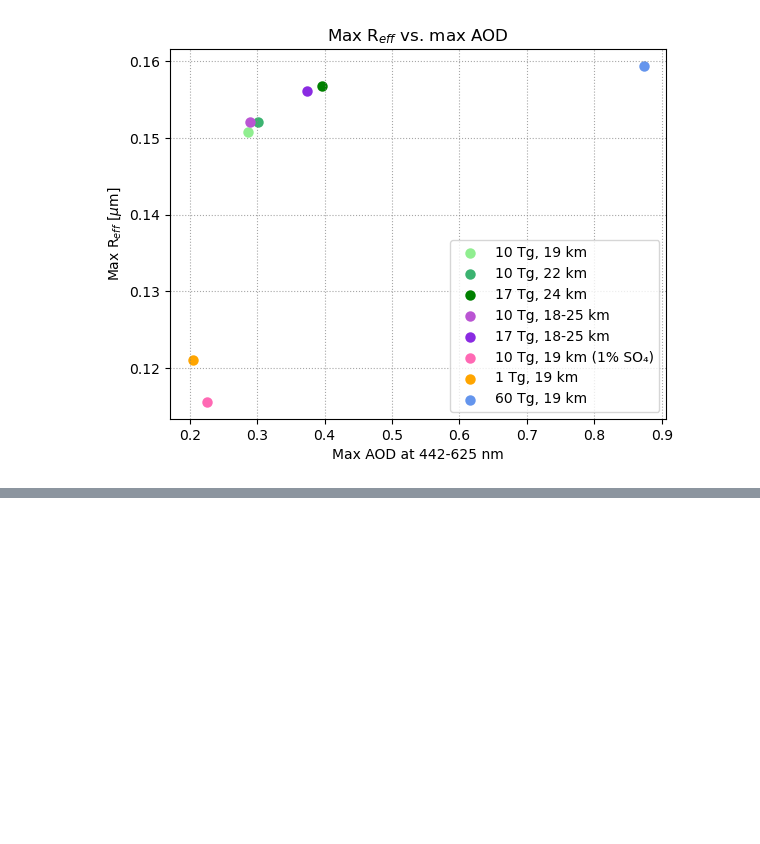
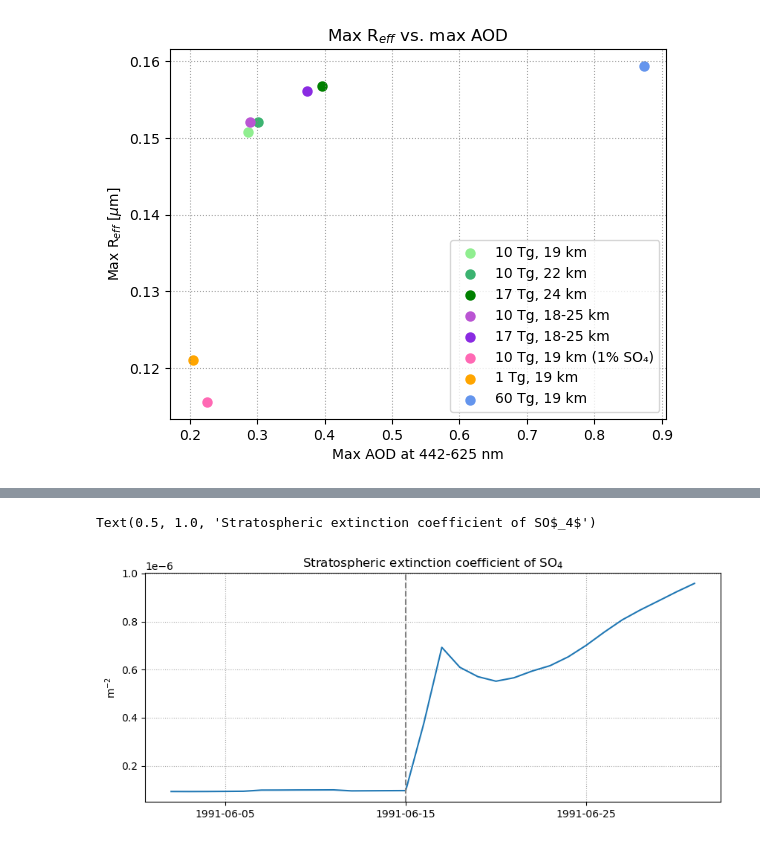
Before and after one commit to EliHHogemo/master_thesis, a Jupyter notebook: reff_plotting.ipynb, the cells around one changed output, grey strips where cells are left out. Cells and saved outputs as stored; diff of their text form; code cells hidden in the pictures; blank space fills up the shorter version.

```diff
--- a/reff_plotting.ipynb
+++ b/reff_plotting.ipynb
@@ -973,0 +1022,16 @@ Text(0.5, 1.0, 'Max R$_{eff}$ vs. max AOD')
+# %%
+ec = ds_daily["EC550SO4"].where(ds_daily["EC550SO4"]["lev"]<= p_lev_daily)
+ec = ec.weighted(weighted_lat_daily).mean(dim=["lev", "lat", "lon"])
+
+fig, ax = plt.subplots(figsize=(10, 4))
+plt.grid(color="gray", alpha = 0.7, linestyle=":")
+plt.plot(ec.time, ec)
+
+tline = cftime.DatetimeNoLeap(1991, 6, 15)
+ax.axvline(tline, color="gray", linestyle="--")
+
+ax.set_ylabel("m$^{-2}$")
+ax.set_title("Stratospheric extinction coefficient of SO$_4$")
+# %% [output]
+Text(0.5, 1.0, 'Stratospheric extinction coefficient of SO$_4$')
+[figure, added]
```
Also changed, not shown: parts of 12 cells of this notebook.
